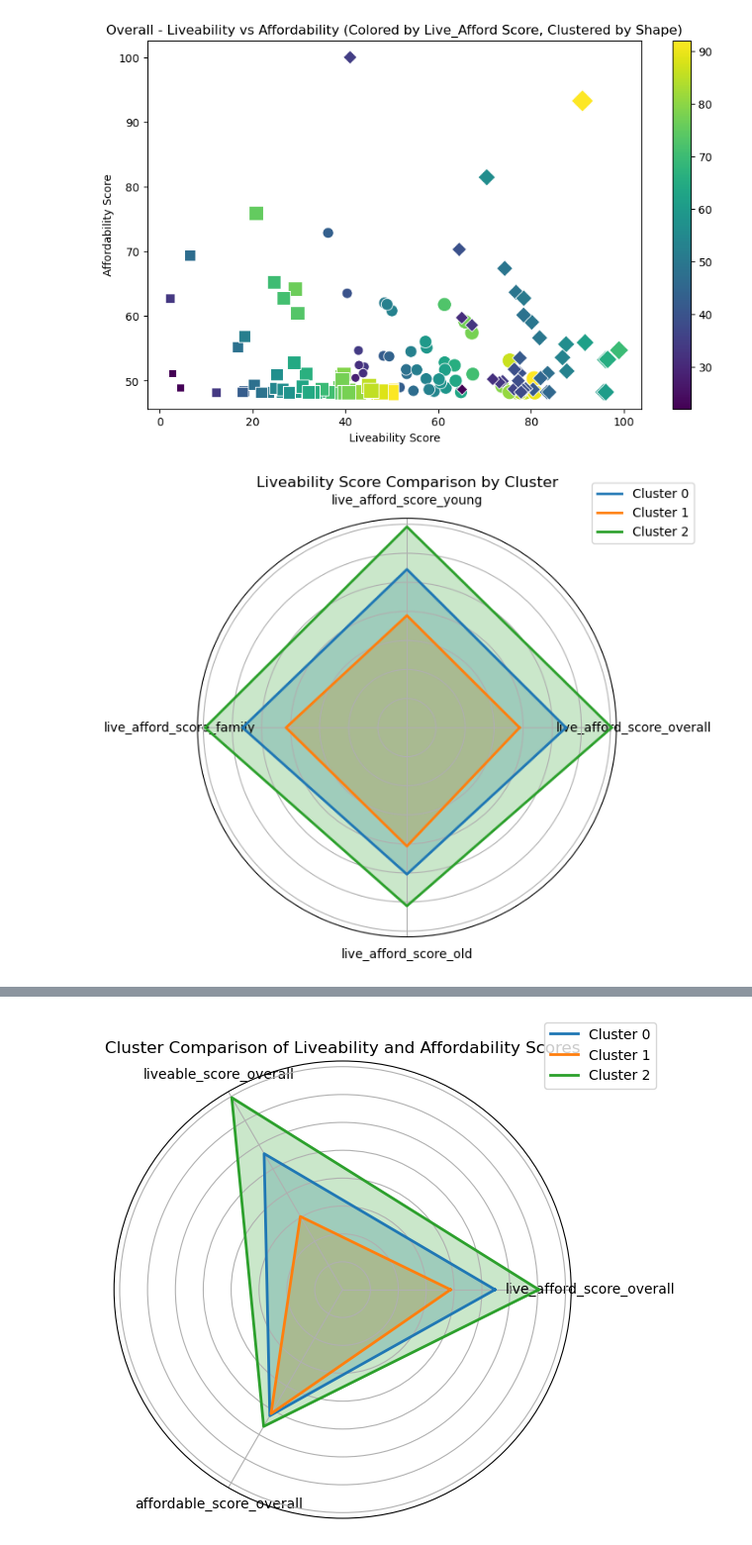
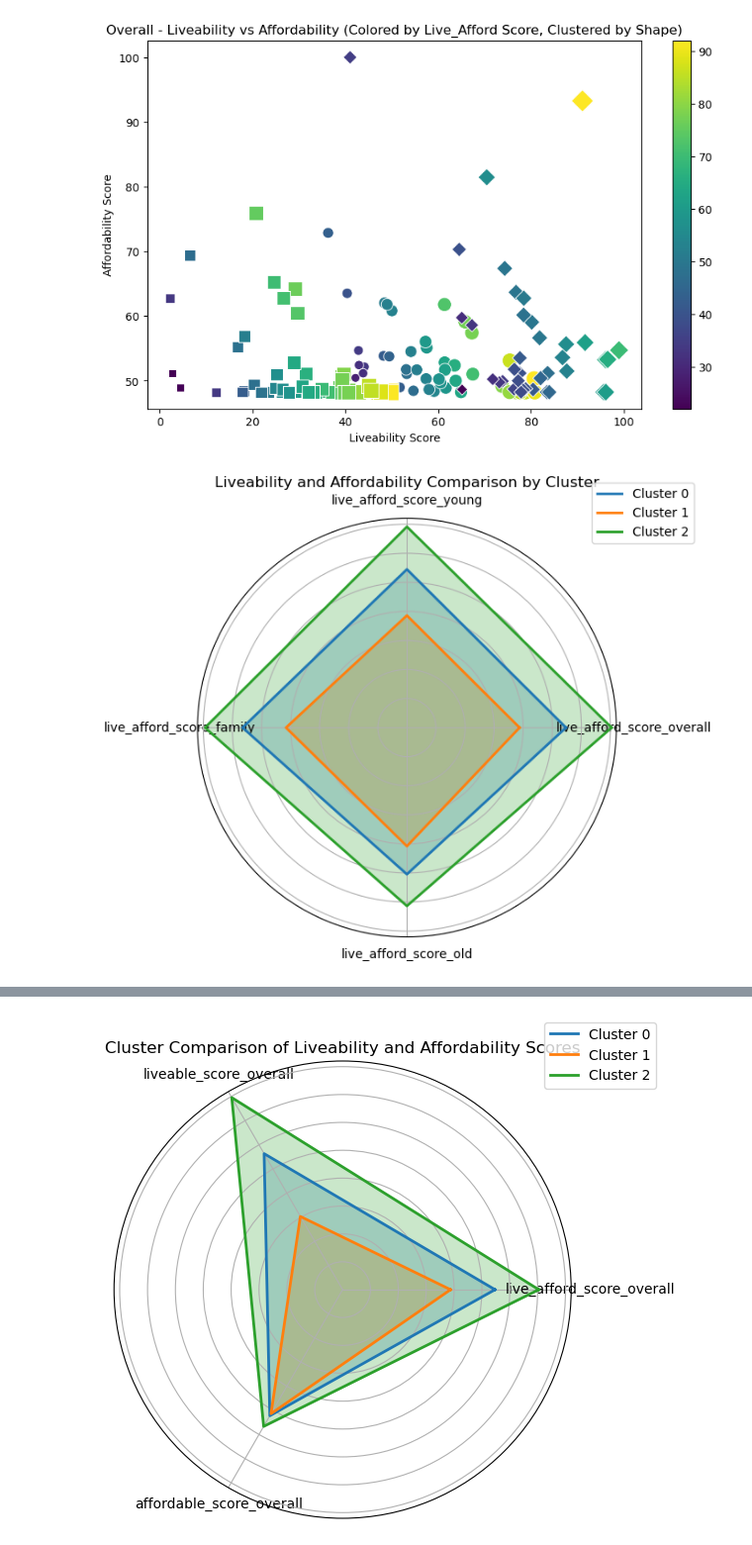
Before and after one commit to MAST30034-AppliedDataScience/project-2-group-real-estate-industry-project-1, a Jupyter notebook: notebooks/8_Liveable_Affordable_score/5_EDA.ipynb, the cells around one changed output, grey strips where cells are left out. Shown: that part at 99% size. Drawn from its saved outputs; the diff is of its cells as text; code cells hidden in the pictures.

Commit message:
update plot save path

```diff
--- a/notebooks/8_Liveable_Affordable_score/5_EDA.ipynb
+++ b/notebooks/8_Liveable_Affordable_score/5_EDA.ipynb
@@ -254,35 +276,37 @@ labels = score_columns
 # Assign an angle to each label in the radar chart
 angles = np.linspace(0, 2 * np.pi, len(labels), endpoint=False).tolist()
 angles += angles[:1]  # Close the radar chart
 
 # Create radar chart
 fig, ax = plt.subplots(figsize=(6, 6), subplot_kw=dict(polar=True))
 
 # Plot the radar chart for each cluster
 for i, cluster_data in enumerate(cluster_means):
     # Add starting point for each cluster to close the radar chart
     values = cluster_data.tolist()
     values += values[:1]
 
     # Plot radar chart lines
     ax.plot(angles, values, linewidth=2, linestyle='solid', label=cluster_names[i])
 
     # Fill radar chart area
     ax.fill(angles, values, alpha=0.25)
 
 # Set chart labels
 ax.set_yticklabels([])  # Hide the radial axis labels
 ax.set_xticks(angles[:-1])
 ax.set_xticklabels(labels)
 
 # Add chart title and legend
-plt.title('Liveability Score Comparison by Cluster')
+plt.title('Liveability and Affordability Comparison by Cluster')
 plt.legend(loc='upper right', bbox_to_anchor=(1.2, 1.1))
+
+plt.savefig(f'{plot_dir}/{subfolder}/live_afford_score_cluster_radar', dpi=300, bbox_inches='tight')
 
 # Display chart
 plt.show()
 # %% [output]
-[figure, old version]
+[figure, new version]
 # %%
 merged_df.head()
 # %% [output]
```
Also changed, not shown: parts of 8 cells of this notebook, 38 other files.
